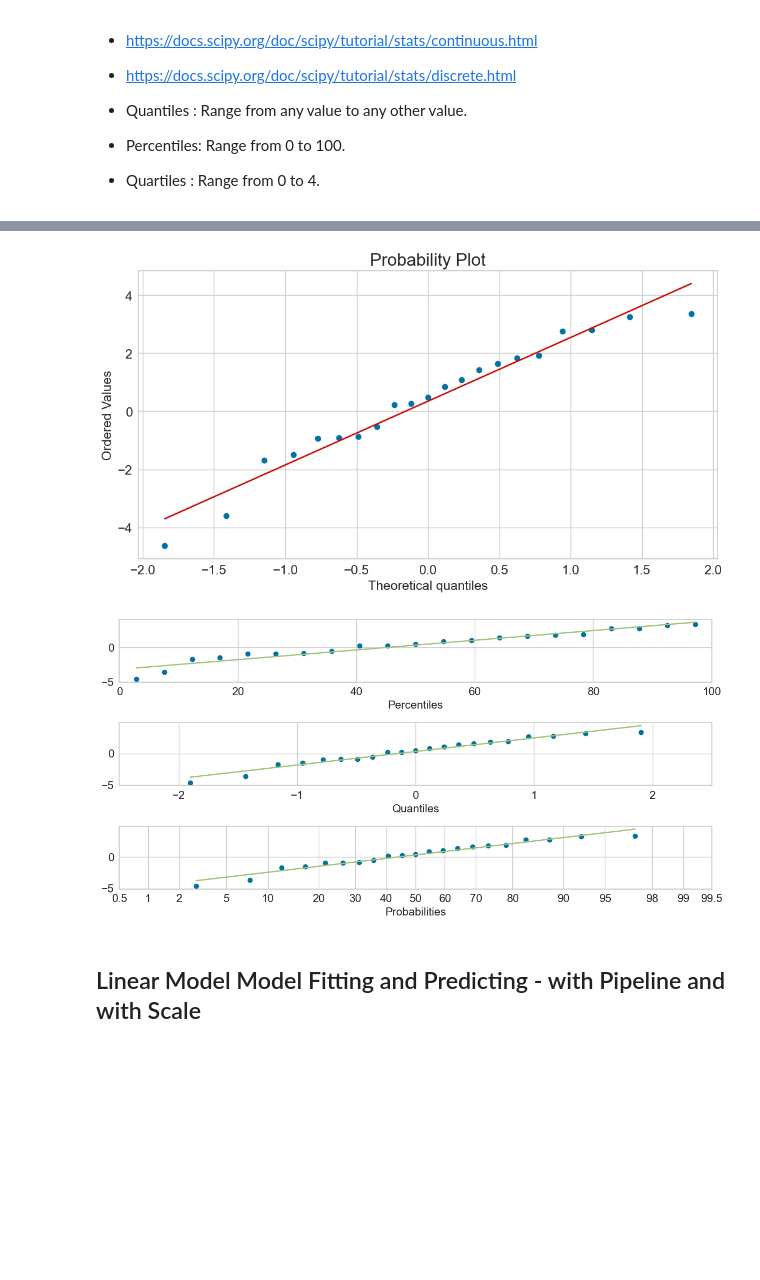
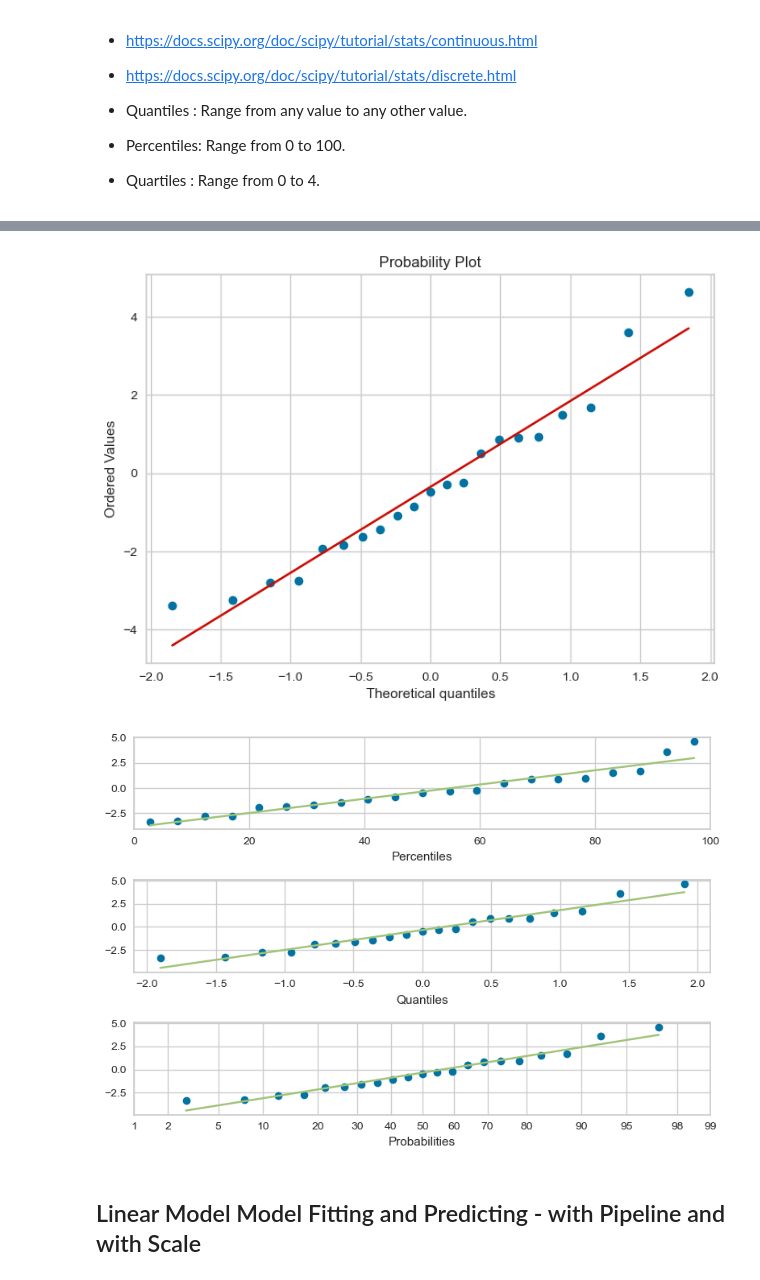
Before and after one commit to celik-muhammed/ML-Concrete-Slump-Test-Regression-Analysis-Case-Study, a Jupyter notebook: ML-Concrete-Slump-Test-Regression-Analysis-Case-Study.ipynb, the cells around one changed output, grey strips where cells are left out. Cells and saved outputs as stored; diff of their text form; code cells hidden in the pictures; blank space fills up the shorter version.

```diff
--- a/ML-Concrete-Slump-Test-Regression-Analysis-Case-Study.ipynb
+++ b/ML-Concrete-Slump-Test-Regression-Analysis-Case-Study.ipynb
@@ -441,2 +461,0 @@ def get_metrics_train_test(y_train, y_train_pred, y_test, y_pred, model_name="li
-# %%
-get_metrics_train_test(y_train, y_train_pred, y_test, y_pred, "linear")
@@ -557,3 +586,6 @@ lm_df
 ## Calc Residuals and Compare Actual and Predicted Labels
 # %% [markdown]
 ### Calculate Manual Actual and Predicted Labels
+# %%
+y_pred_test = lin_model.predict(X_test)
+y_pred_train = lin_model.predict(X_train)
@@ -723,22 +764,21 @@ visualizer.show();
 # %%
-stats.probplot((y_pred-y_test), dist=stats.norm, plot=plt);
+stats.probplot((y_test-y_pred_test), dist=stats.norm, plot=plt);
 # %% [output]
-[figure, old version]
+[figure, new version]
 # %%
 # conda install -c conda-forge mpl-probscale
 import probscale
 
 fig, (ax1, ax2, ax3) = plt.subplots(nrows=3)
 
-sample = (y_pred-y_test)
+sample = (y_test-y_pred_test)
 
 probscale.probplot(sample, ax=ax1, plottype='pp', bestfit=True, problabel='Percentiles')
 probscale.probplot(sample, ax=ax2, plottype='qq', bestfit=True, problabel='Quantiles')
 probscale.probplot(sample, ax=ax3, plottype='prob', bestfit=True, problabel='Probabilities')
 
-ax2.set_xlim(left=-2.5, right=2.5)
-ax3.set_xlim(left=0.5, right=99.5)
+# ax3.set_xlim(left=0.5, right=99.5)
 fig.tight_layout()
 # %% [output]
-[figure, old version]
+[figure, new version]
 # %%
```
Also changed, not shown: parts of 86 cells of this notebook.
